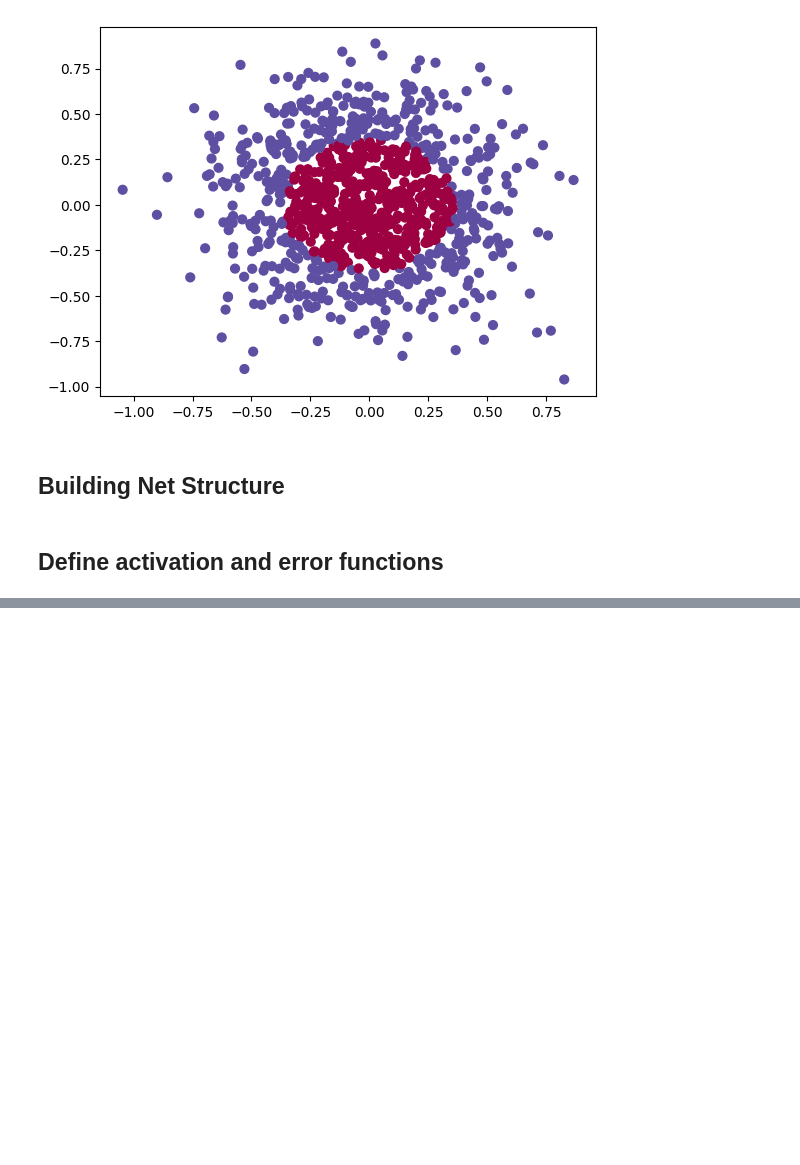
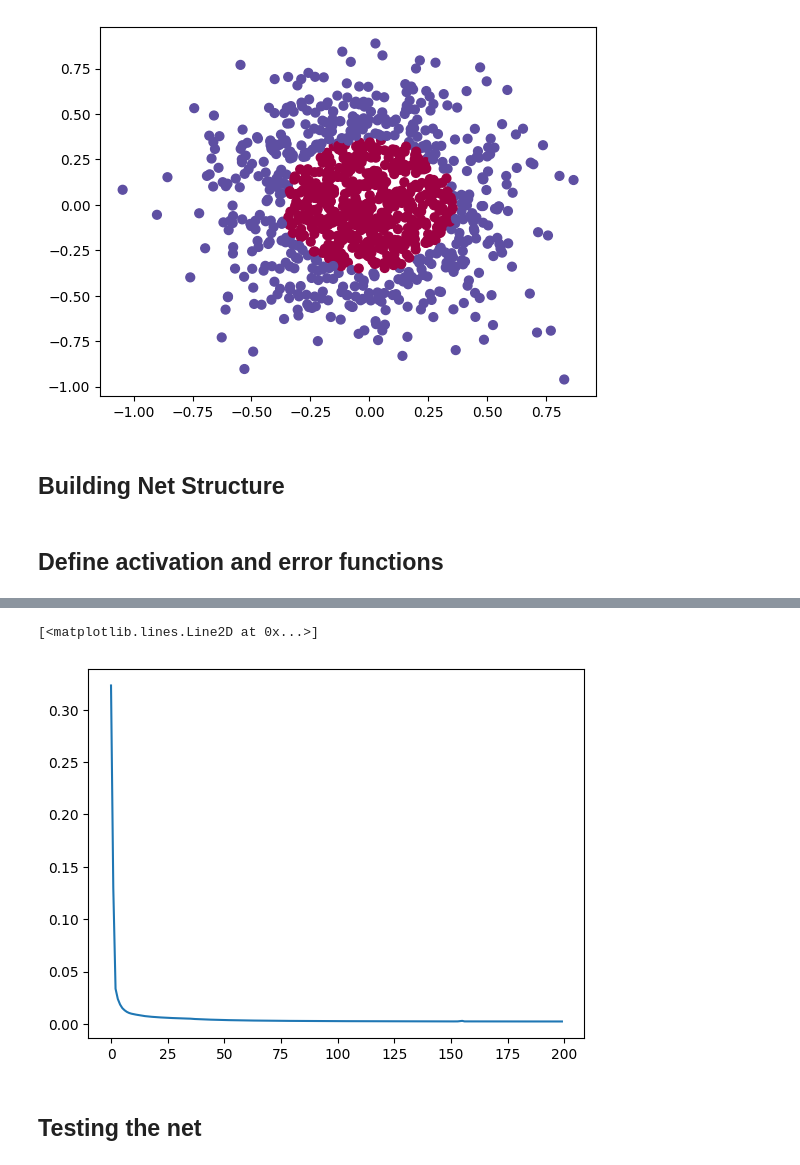
Before and after one commit to juank1400/learn-tensorflow, a Jupyter notebook: step-to-step-NeuronalNetwork.ipynb, the cells around one changed output, grey strips where cells are left out. Drawn from its saved outputs; the diff is of its cells as text; code cells hidden in the pictures; blank space fills up the shorter version.

Commit message:
Testing neural network and reviewing the result

```diff
--- a/step-to-step-NeuronalNetwork.ipynb
+++ b/step-to-step-NeuronalNetwork.ipynb
@@ -61,0 +113,10 @@ def mse(y,y_hat,derivate=False):
+# %%
+layer_dims =[2, 6, 8, 1]
+params = initialize_parameters_deep(layer_dims)
+# %%
+errors = []
+for _ in range(50000):
+    output = train(X,0.001,params)
+    if _ % 250 == 0:
+        print(mse(Y,output))
+        errors.append(mse(Y,output))
@@ -61,0 +141,7 @@ def mse(y,y_hat,derivate=False):
+# %%
+plt.plot(errors)
+# %% [output]
+[<matplotlib.lines.Line2D at 0x...>]
+[figure, added]
+# %% [markdown]
+## Testing the net
```
Also changed, not shown: parts of 6 cells of this notebook.
